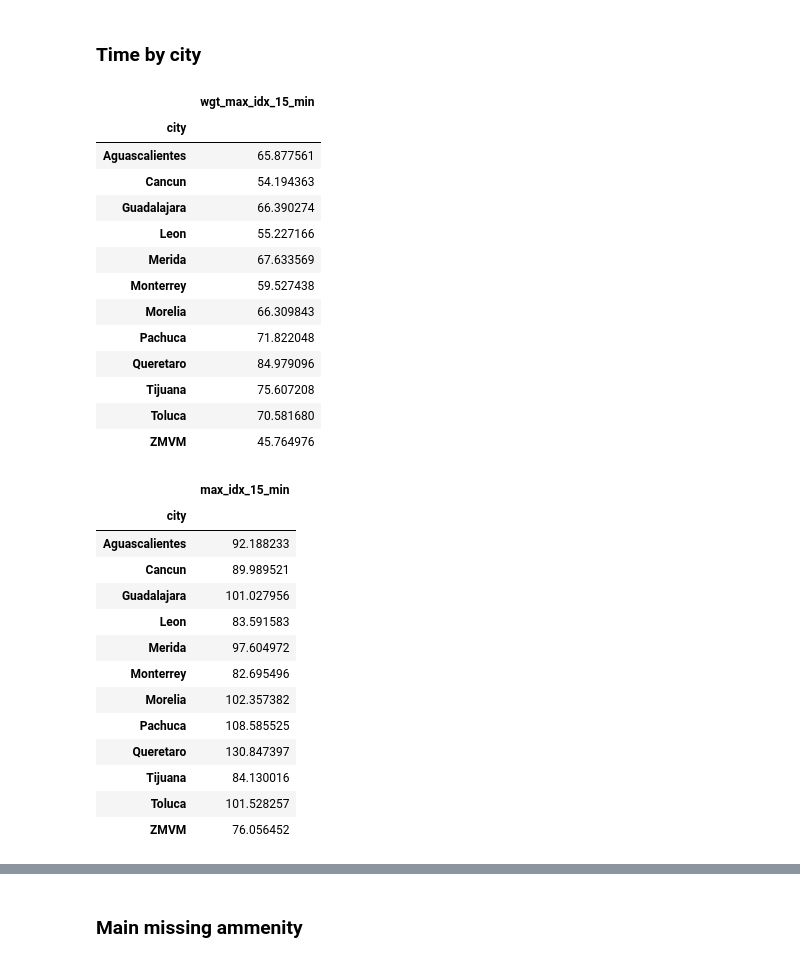
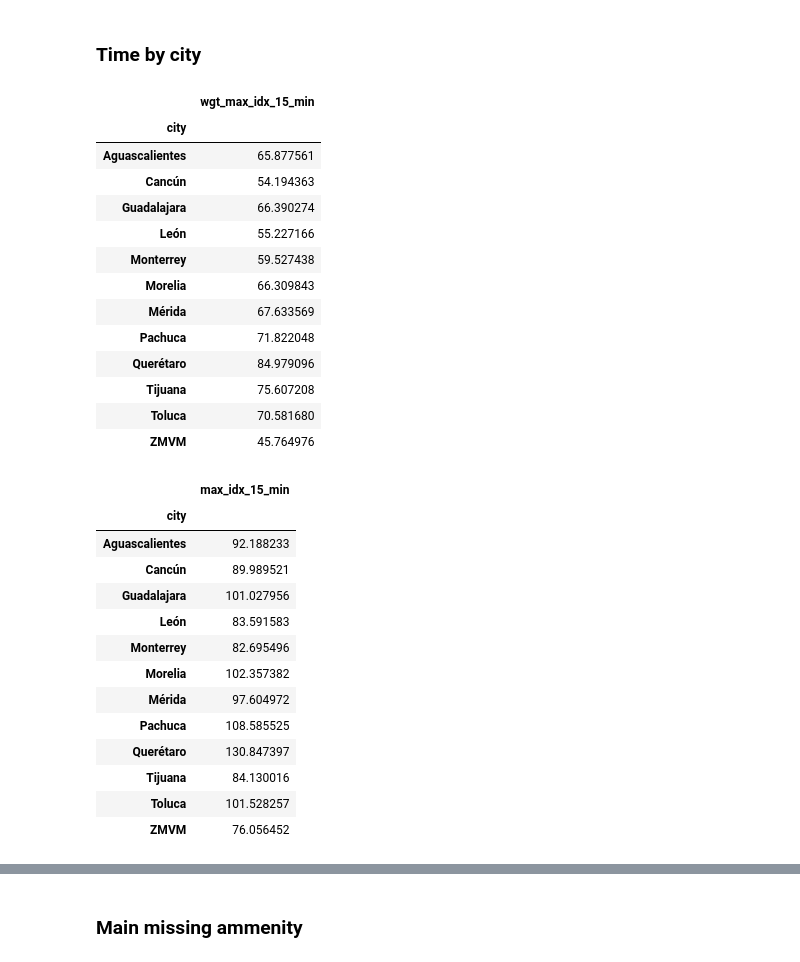
Before and after one commit to Observatorio-Ciudades/accesibilidad-urbana, a Jupyter notebook: notebooks/15_min_city/14-General-data-analysis.ipynb, the cells around one changed output, grey strips where cells are left out. Cells and saved outputs as stored; diff of their text form; code cells hidden in the pictures.

```diff
--- a/notebooks/15_min_city/14-General-data-analysis.ipynb
+++ b/notebooks/15_min_city/14-General-data-analysis.ipynb
@@ -57,22 +59,38 @@ gdf.head(2)
+# %%
+def city_names(city):
+    if city == 'Cancun':
+        city == 'Cancún'
+    elif city == 'Leon':
+        city = 'León'
+    elif city == 'Merida':
+        city = 'Mérida'
+    elif city == 'Queretaro':
+        city = 'Querétaro'
+    return city
+# %%
+gdf['city'] = gdf.city.apply(city_names)
+# %%
+gdf.loc[gdf.city=='Cancun','city'] = 'Cancún'
 # %% [markdown]
 ## Data analysis
 # %% [markdown]
 ### Time by city
 # %%
 gdf['wgt_max_idx_15_min'] =(gdf['max_idx_15_min'] * gdf['pobtot'])/gdf.groupby('city')['pobtot'].transform('sum')
-gdf[['city','wgt_max_idx_15_min']].groupby('city').sum()
+df_wgt_avg = gdf[['city','wgt_max_idx_15_min']].groupby('city').sum()
+df_wgt_avg
 # %% [output]
 |  | wgt_max_idx_15_min |
 | city |  |
 | Aguascalientes | 65.877561 |
-| Cancun | 54.194363 |
+| Cancún | 54.194363 |
 | Guadalajara | 66.390274 |
-| Leon | 55.227166 |
-| Merida | 67.633569 |
+| León | 55.227166 |
 | Monterrey | 59.527438 |
 | Morelia | 66.309843 |
+| Mérida | 67.633569 |
 | Pachuca | 71.822048 |
-| Queretaro | 84.979096 |
+| Querétaro | 84.979096 |
 | Tijuana | 75.607208 |
 | Toluca | 70.581680 |
 | ZMVM | 45.764976 |
@@ -82,14 +100,14 @@ gdf[['city','max_idx_15_min']].groupby('city').mean()
 |  | max_idx_15_min |
 | city |  |
 | Aguascalientes | 92.188233 |
-| Cancun | 89.989521 |
+| Cancún | 89.989521 |
 | Guadalajara | 101.027956 |
-| Leon | 83.591583 |
-| Merida | 97.604972 |
+| León | 83.591583 |
 | Monterrey | 82.695496 |
 | Morelia | 102.357382 |
+| Mérida | 97.604972 |
 | Pachuca | 108.585525 |
-| Queretaro | 130.847397 |
+| Querétaro | 130.847397 |
 | Tijuana | 84.130016 |
 | Toluca | 101.528257 |
 | ZMVM | 76.056452 |
```
Also changed, not shown: parts of 27 cells of this notebook.
